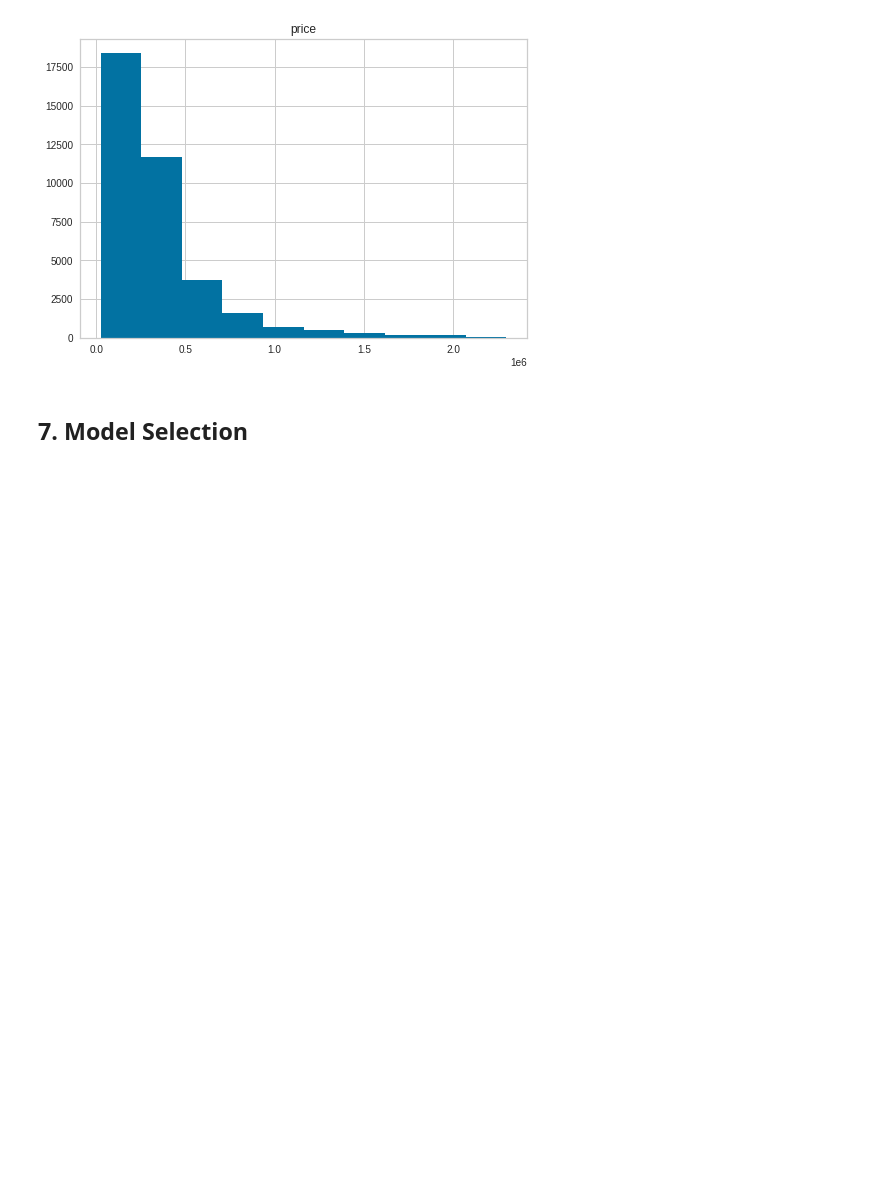
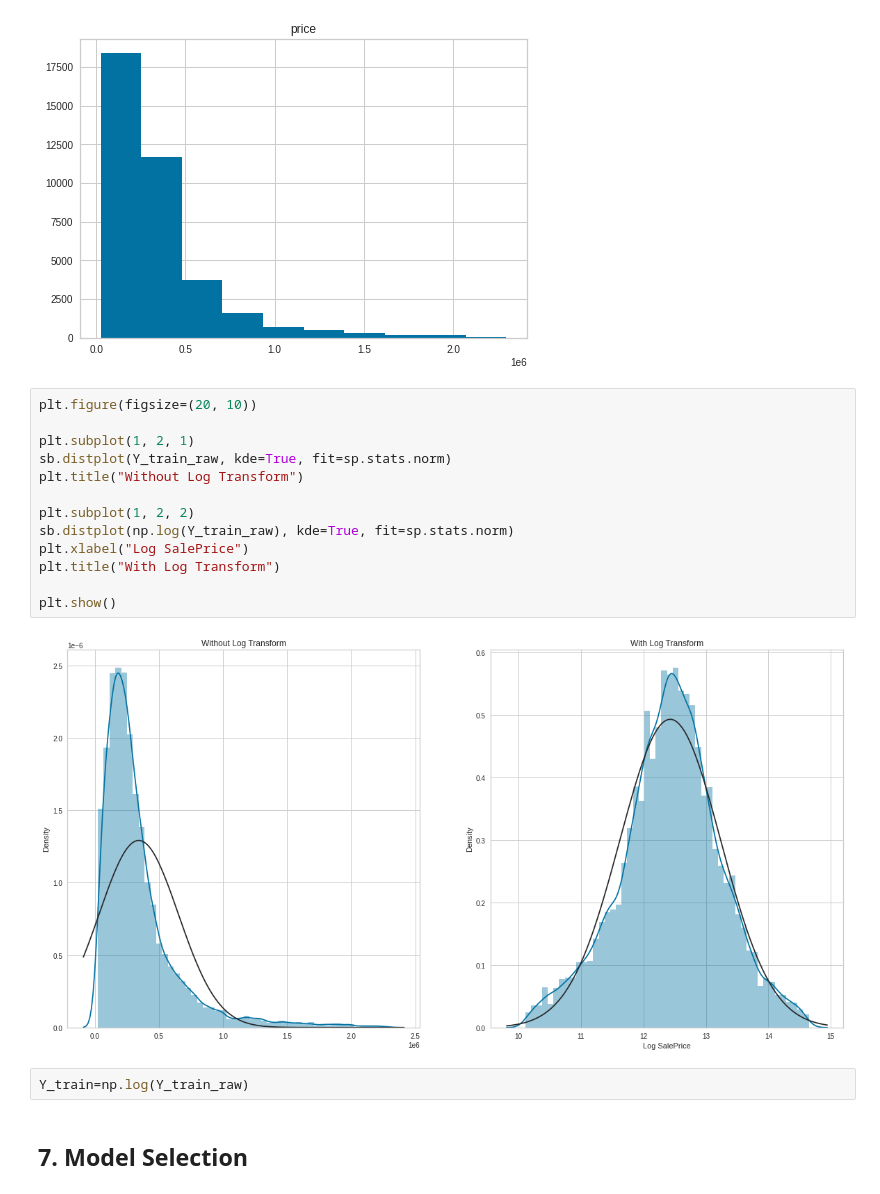
Before and after one commit to Abdellah-Laassairi/real-estate-price-prediction, a Jupyter notebook: nootebook.ipynb, the cells around one changed output. Saved outputs shown, nothing was run; the diff lists cells and outputs as text; blank space fills up the shorter version.

```diff
--- a/nootebook.ipynb
+++ b/nootebook.ipynb
@@ -341,6 +341,23 @@ Y_train_raw.hist()
 # %% [output]
 array([[<AxesSubplot:title={'center':'price'}>]], dtype=object)
 [figure]
+# %%
+plt.figure(figsize=(20, 10))
+
+plt.subplot(1, 2, 1)
+sb.distplot(Y_train_raw, kde=True, fit=sp.stats.norm)
+plt.title("Without Log Transform")
+
+plt.subplot(1, 2, 2)
+sb.distplot(np.log(Y_train_raw), kde=True, fit=sp.stats.norm)
+plt.xlabel("Log SalePrice")
+plt.title("With Log Transform")
+
+plt.show()
+# %% [output]
+[figure, added]
+# %%
+Y_train=np.log(Y_train_raw)
 # %% [markdown]
 ## 7. Model Selection
 # %%
```
Also changed, not shown: parts of 3 cells of this notebook.
